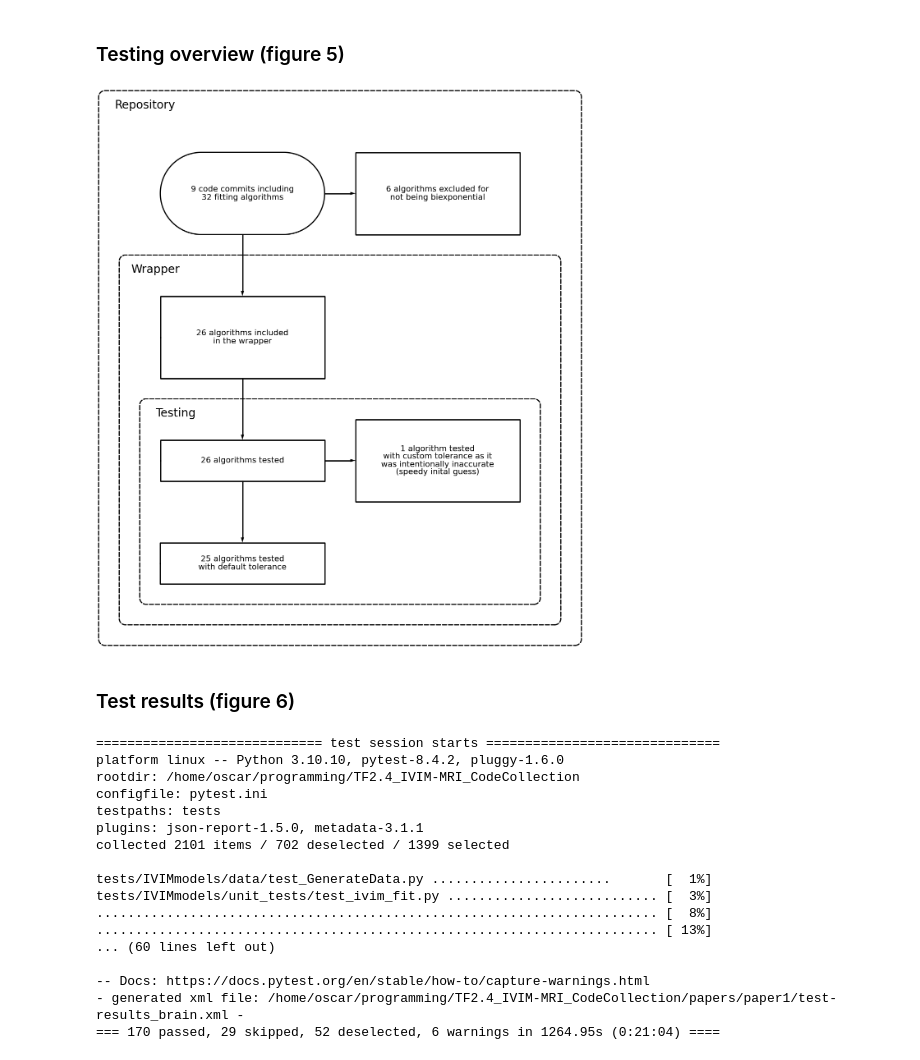
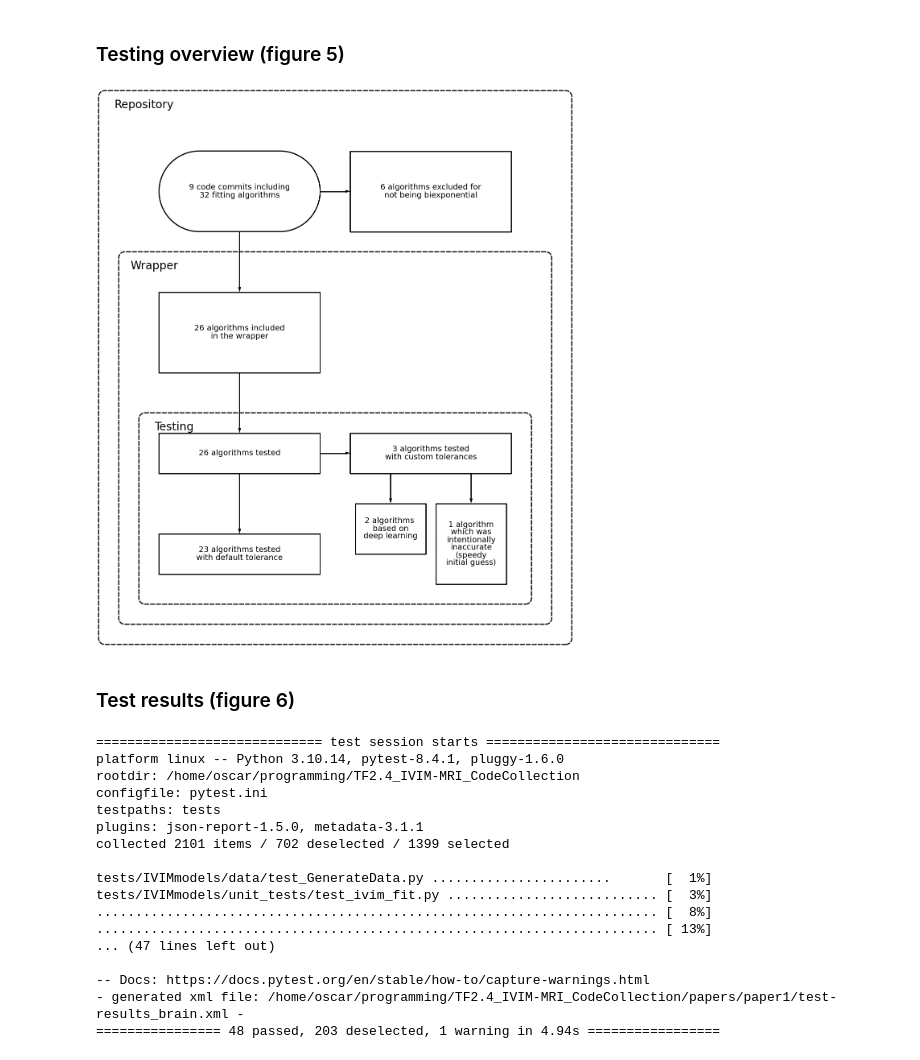
Before and after one commit to OSIPI/TF2.4_IVIM-MRI_CodeCollection, a Jupyter notebook: papers/paper1/figs.ipynb, the cells around one changed output. Drawn from its saved outputs; the diff is of its cells as text; code cells hidden in the pictures.

Commit message:
updated figures

```diff
--- a/papers/paper1/figs.ipynb
+++ b/papers/paper1/figs.ipynb
@@ -375,44 +377,48 @@ fig.savefig(os.path.join('figs','fig4.png'),dpi=800);
 # %%
 with schemdraw.Drawing() as d:
     d.config(fontsize=14)
 
     # Code contributions
     d += (conts := flow.Start(w=8, h=4).label("9 code commits including\n32 fitting algorithms"))
 
     # Wrapper
     d += flow.Arrow().right(d.unit/2).at(conts.E)
     d += (not_wrapped := flow.Box(w=8, h = 4).label("6 algorithms excluded for\nnot being biexponential"))
     d += flow.Arrow().down(d.unit).at(conts.S)
     d += (wrapped := flow.Box(w=8, h = 4).label("26 algorithms included\nin the wrapper"))
 
     # Testing
     d += flow.Arrow().down(d.unit).at(wrapped.S)
     d += (tested := flow.Box(w=8, h = 2).label("26 algorithms tested"))
     d += flow.Arrow().down(d.unit).at(tested.S)
-    d += (tested_default := flow.Box(w=8, h = 2).label("25 algorithms tested\nwith default tolerance"))
+    d += (tested_default := flow.Box(w=8, h = 2).label("23 algorithms tested\nwith default tolerance"))
     d += flow.Arrow().right(d.unit/2).at(tested.E)
-    d += (tested_custom := flow.Box(w=8, h = 4).label("1 algorithm tested\nwith custom tolerance as it\nwas intentionally inaccurate\n(speedy inital guess)"))
+    d += (tested_custom := flow.Box(w=8, h = 2).label("3 algorithms tested\nwith custom tolerances"))
+    d += flow.Arrow().down(d.unit/2).at(tested_custom.SSW)
+    d += (tested_custom_dl := flow.Box(w=3.5, h = 2.5).label("2 algorithms \nbased on\ndeep learning"))
+    d += flow.Arrow().down(d.unit/2).at(tested_custom.SSE)
+    d += (tested_custom_speed := flow.Box(w=3.5, h = 4).label("1 algorithm\nwhich was\nintentionally\ninaccurate\n(speedy\ninitial guess)"))
 
     # Enclosing
     d.config(fontsize=20)
-    d += (testing := elm.EncircleBox([tested_default,tested_custom,tested], padx=1, pady=1).linestyle("--").linewidth(2).color('black').label('Testing', loc='top', ofst=(-8,-1)))
-    d += (wrapper := elm.EncircleBox([tested_default,tested_custom,tested,wrapped], padx=2, pady=2).linestyle("--").linewidth(2).color('black').label('Wrapper', loc='top', ofst=(-9,-1)))
-    d += (repository := elm.EncircleBox([tested_default,tested_custom,tested,wrapped,not_wrapped,conts], padx=3, pady=3).linestyle("--").linewidth(2).color('black').label('Repository', loc='top', ofst=(-9.5,-1)))
+    d += (testing := elm.EncircleBox([tested_default,tested_custom,tested_custom_dl,tested_custom_speed,tested], padx=1, pady=1).linestyle("--").linewidth(2).color('black').label('Testing', loc='top', ofst=(-8,-1)))
+    d += (wrapper := elm.EncircleBox([tested_default,tested_custom,tested_custom_dl,tested_custom_speed,tested,wrapped], padx=2, pady=2).linestyle("--").linewidth(2).color('black').label('Wrapper', loc='top', ofst=(-9,-1)))
+    d += (repository := elm.EncircleBox([tested_default,tested_custom,tested_custom_dl,tested_custom_speed,tested,wrapped,not_wrapped,conts], padx=3, pady=3).linestyle("--").linewidth(2).color('black').label('Repository', loc='top', ofst=(-9.5,-1)))
 
     # Save fig
     d.save(os.path.join('figs','fig5.eps'));
 # %% [output]
-[figure, old version]
+[figure, new version]
 # %% [markdown]
 ### Test results (figure 6)
 # %%
 os.chdir(os.path.dirname(os.path.dirname(os.getcwd())))
 os.system('python -m pytest --doctest-modules --junitxml=papers/paper1/test-results_body.xml --withmatlab')
-os.system('python -m pytest --doctest-modules --junitxml=papers/paper1/test-results_brain.xml --dataFile tests/IVIMmodels/unit_tests/generic_brain.json --withmatlab')
+os.system('python -m pytest --doctest-modules --junitxml=papers/paper1/test-results_brain.xml --dataFile tests/IVIMmodels/unit_tests/generic_brain.json -k test_ivim_fit_saved --withmatlab')
 os.chdir(os.path.join('papers','paper1'))
 # %% [output]
 ============================= test session starts ==============================
-platform linux -- Python 3.10.10, pytest-8.4.2, pluggy-1.6.0
+platform linux -- Python 3.10.14, pytest-8.4.1, pluggy-1.6.0
 rootdir: /home/oscar/programming/TF2.4_IVIM-MRI_CodeCollection
 configfile: pytest.ini
 testpaths: tests
@@ -423,11 +429,11 @@ tests/IVIMmodels/data/test_GenerateData.py .......................       [  1%]
 tests/IVIMmodels/unit_tests/test_ivim_fit.py ........................... [  3%]
 ........................................................................ [  8%]
 ........................................................................ [ 13%]
-... (60 lines left out)
+... (47 lines left out)
 
 -- Docs: https://docs.pytest.org/en/stable/how-to/capture-warnings.html
 - generated xml file: /home/oscar/programming/TF2.4_IVIM-MRI_CodeCollection/papers/paper1/test-results_brain.xml -
-=== 170 passed, 29 skipped, 52 deselected, 6 warnings in 1264.95s (0:21:04) ====
+================ 48 passed, 203 deselected, 1 warning in 4.94s =================
 # %%
 import xml.etree.ElementTree as ET
 
```
Also changed, not shown: parts of 6 cells of this notebook.
